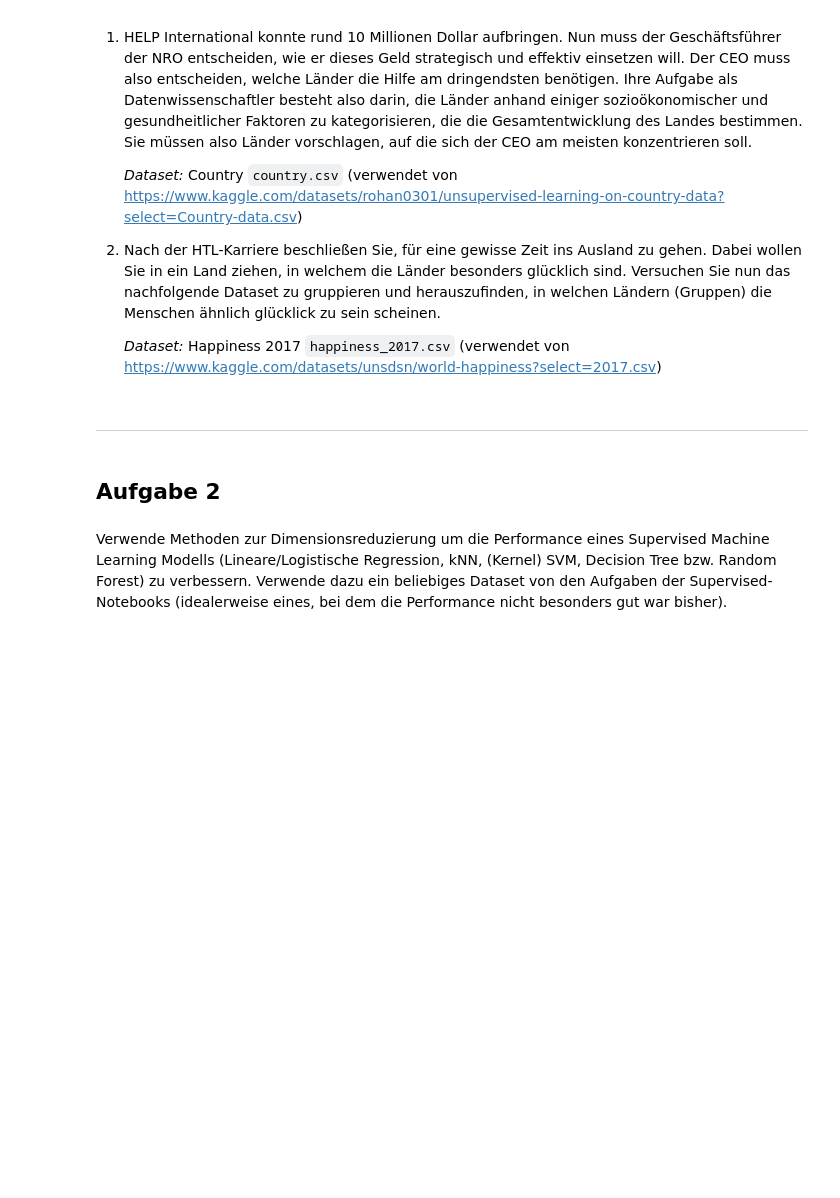
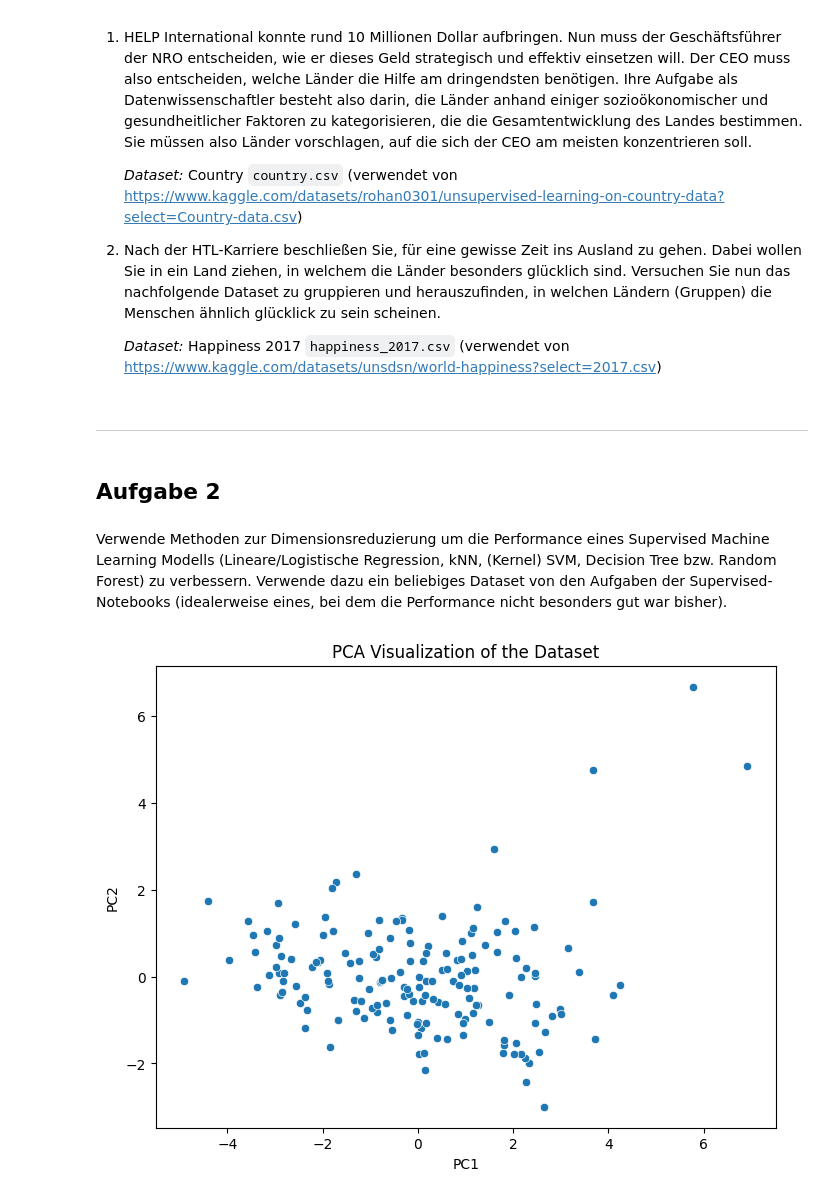
Before and after one commit to KainTim/DSAI, a Jupyter notebook: 05_ML/code/unsupervised_2_downprojection.ipynb, the cells around one changed output. Drawn from its saved outputs; the diff is of its cells as text; code cells hidden in the pictures; blank space fills up the shorter version.

```diff
--- a/05_ML/code/unsupervised_2_downprojection.ipynb
+++ b/05_ML/code/unsupervised_2_downprojection.ipynb
@@ -321,3 +341,25 @@ Versuche die Aufgabe von letzer Woche zu lösen bzw. die Lösung zu verbessern,
 ## Aufgabe 2
 # %% [markdown]
 Verwende Methoden zur Dimensionsreduzierung um die Performance eines Supervised Machine Learning Modells (Lineare/Logistische Regression, kNN, (Kernel) SVM, Decision Tree bzw. Random Forest) zu verbessern. Verwende dazu ein beliebiges Dataset von den Aufgaben der Supervised-Notebooks (idealerweise eines, bei dem die Performance nicht besonders gut war bisher).
+# %%
+import matplotlib.pyplot as plt
+from sklearn.datasets import load_iris, load_wine
+from sklearn.cluster import AffinityPropagation
+from sklearn.preprocessing import StandardScaler
+import pandas as pd
+import numpy as np
+ds = pd.read_csv("../../_data/country.csv") # ggf. etwas anders als unser bisheriges Dataset
+ds = ds.dropna()
+X = ds.select_dtypes(include=[np.number])
+
+X = StandardScaler().fit_transform(X)
+pca = PCA(n_components=2)
+X_pca = pca.fit_transform(X)
+df_pca = pd.DataFrame(X_pca, columns=['PC1', 'PC2'])
+
+plt.figure(figsize=(8, 6))
+sns.scatterplot(x='PC1', y='PC2', data=df_pca)
+plt.title(f'PCA Visualization of the Dataset')
+plt.show()
+# %% [output]
+[figure, added]
```
Also changed, not shown: parts of 6 cells of this notebook, 4 other files.
